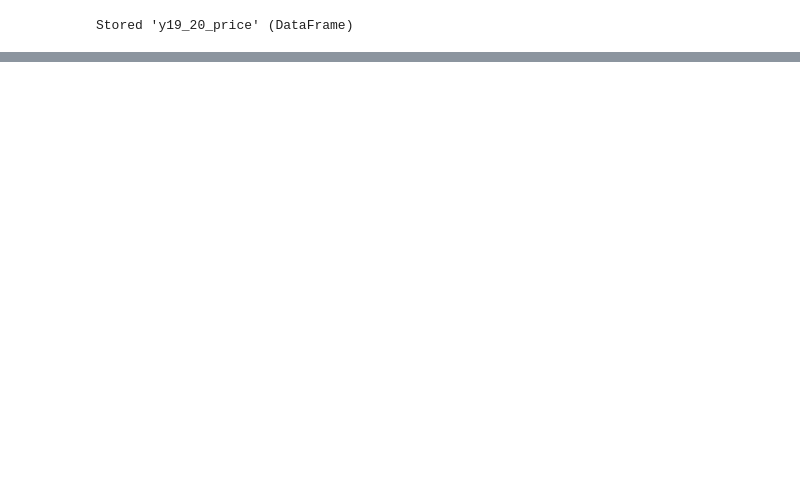
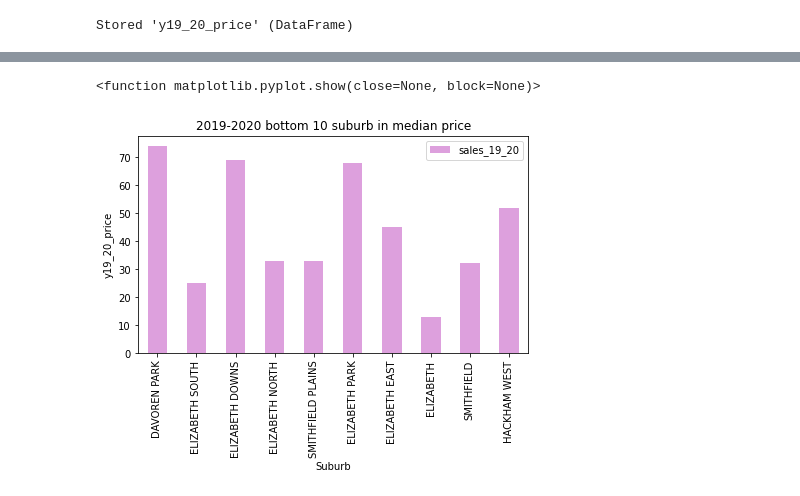
Before and after one commit to Sprettle/Chevrolet-Chilis, a Jupyter notebook: Resources/housingxlsm_code/merge19_20.ipynb, the cells around one changed output, grey strips where cells are left out. Saved outputs shown, nothing was run; the diff lists cells and outputs as text; code cells hidden in the pictures; blank space fills up the shorter version.

```diff
--- a/Resources/housingxlsm_code/merge19_20.ipynb
+++ b/Resources/housingxlsm_code/merge19_20.ipynb
@@ -114,6 +116,12 @@ final["y19_20_price"]=(final["Median\n3Q 2019"]+final["Median Q4 2019"]+final["M
 final
 y19_20_price=final
 y19_20_price
+
+#add new column to hold total sales for whole year
+new_col=[""]
+final["sales_19_20"]=(final["Sales Q3 2019"]+final["Sales Q4 2019"]+final["Sales Q1 2020"]+final["Sales Q2 2020"])
+y19_20_price=final
+y19_20_price
 # %% [output]
 |  | City | Suburb | Sales Q3 2019 | Median\n3Q 2019 | Sales Q4 2019 | Median Q4 2019 | Sales Q1 2020 | ... |
 | 0 | ADELAIDE | ADELAIDE | 4.0 | 775000.0 | 4.0 | 770117.0 | 6.0 | ... |
@@ -135,3 +143,7 @@ final.to_csv("y19_20_house.csv")
 %store y19_20_price
 # %% [output]
 Stored 'y19_20_price' (DataFrame)
+# %%
+# set up a new datafram to hold just suburb, sales count and median price for scatter plot
+refined_Y1920=pd.DataFrame([y19_20_price.Suburb,y19_20_price.y19_20_price,y19_20_price.sales_19_20]).transpose()
+refined_Y1920
@@ -137,0 +164,9 @@ Stored 'y19_20_price' (DataFrame)
+# %%
+# sort by median price and retrieve just 10
+bottom_10_price=refined_Y1920.sort_values(by=['y19_20_price'],ascending=True)
+bottom_10_price=bottom_10_price.head(10)
+
+# format price
+bottom_10_price["y19_20_price"]=bottom_10_price["y19_20_price"].map("{:,}".format)
+
+print(f"Bottom 10 ranking in median price Suburbs\n{bottom_10_price}\n")
@@ -137,0 +186,12 @@ Stored 'y19_20_price' (DataFrame)
+# %%
+# scatter plot price
+bottom_10_price.plot(kind="bar", figsize=(7,4), x='Suburb', rot=90, color="plum");
+# Set a title for the chart
+plt.title("2019-2020 bottom 10 suburb in median price")
+plt.xlabel("Suburb")
+plt.ylabel("y19_20_price")
+
+plt.show
+# %% [output]
+<function matplotlib.pyplot.show(close=None, block=None)>
+[figure, added]
```
Also changed, not shown: parts of 7 cells of this notebook, 9 other files.
